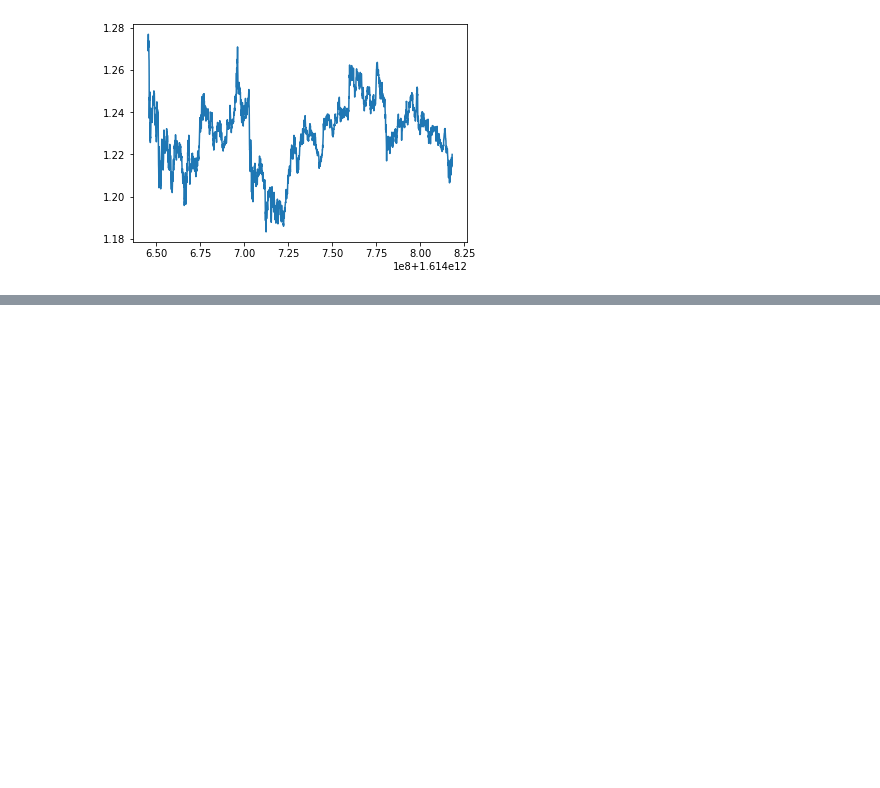
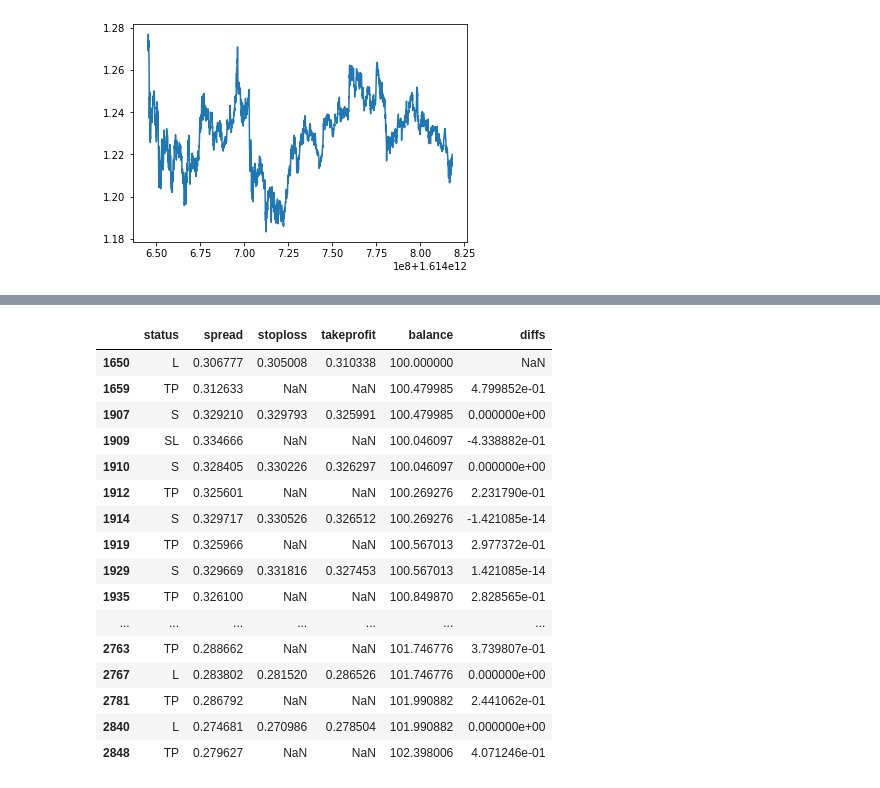
Before and after one commit to ltbd78/pairtrader, a Jupyter notebook: 3. Example.ipynb, the cells around one changed output, grey strips where cells are left out. Drawn from its saved outputs; the diff is of its cells as text; code cells hidden in the pictures; blank space fills up the shorter version.

```diff
--- a/3. Example.ipynb
+++ b/3. Example.ipynb
@@ -91,0 +67,21 @@ z_plot = pt.plot('z', zoom=True)
+# %%
+df = pt.get_df()
+df
+# %% [output]
+|  | status | spread | stoploss | takeprofit | balance | diffs |
+| 1650 | L | 0.306777 | 0.305008 | 0.310338 | 100.000000 | NaN |
+| 1659 | TP | 0.312633 | NaN | NaN | 100.479985 | 4.799852e-01 |
+| 1907 | S | 0.329210 | 0.329793 | 0.325991 | 100.479985 | 0.000000e+00 |
+| 1909 | SL | 0.334666 | NaN | NaN | 100.046097 | -4.338882e-01 |
+| 1910 | S | 0.328405 | 0.330226 | 0.326297 | 100.046097 | 0.000000e+00 |
+| 1912 | TP | 0.325601 | NaN | NaN | 100.269276 | 2.231790e-01 |
+| 1914 | S | 0.329717 | 0.330526 | 0.326512 | 100.269276 | -1.421085e-14 |
+| 1919 | TP | 0.325966 | NaN | NaN | 100.567013 | 2.977372e-01 |
+| 1929 | S | 0.329669 | 0.331816 | 0.327453 | 100.567013 | 1.421085e-14 |
+| 1935 | TP | 0.326100 | NaN | NaN | 100.849870 | 2.828565e-01 |
+| ... | ... | ... | ... | ... | ... | ... |
+| 2763 | TP | 0.288662 | NaN | NaN | 101.746776 | 3.739807e-01 |
+| 2767 | L | 0.283802 | 0.281520 | 0.286526 | 101.746776 | 0.000000e+00 |
+| 2781 | TP | 0.286792 | NaN | NaN | 101.990882 | 2.441062e-01 |
+| 2840 | L | 0.274681 | 0.270986 | 0.278504 | 101.990882 | 0.000000e+00 |
+| 2848 | TP | 0.279627 | NaN | NaN | 102.398006 | 4.071246e-01 |
```
Also changed, not shown: parts of 8 cells of this notebook, 1 other file.
